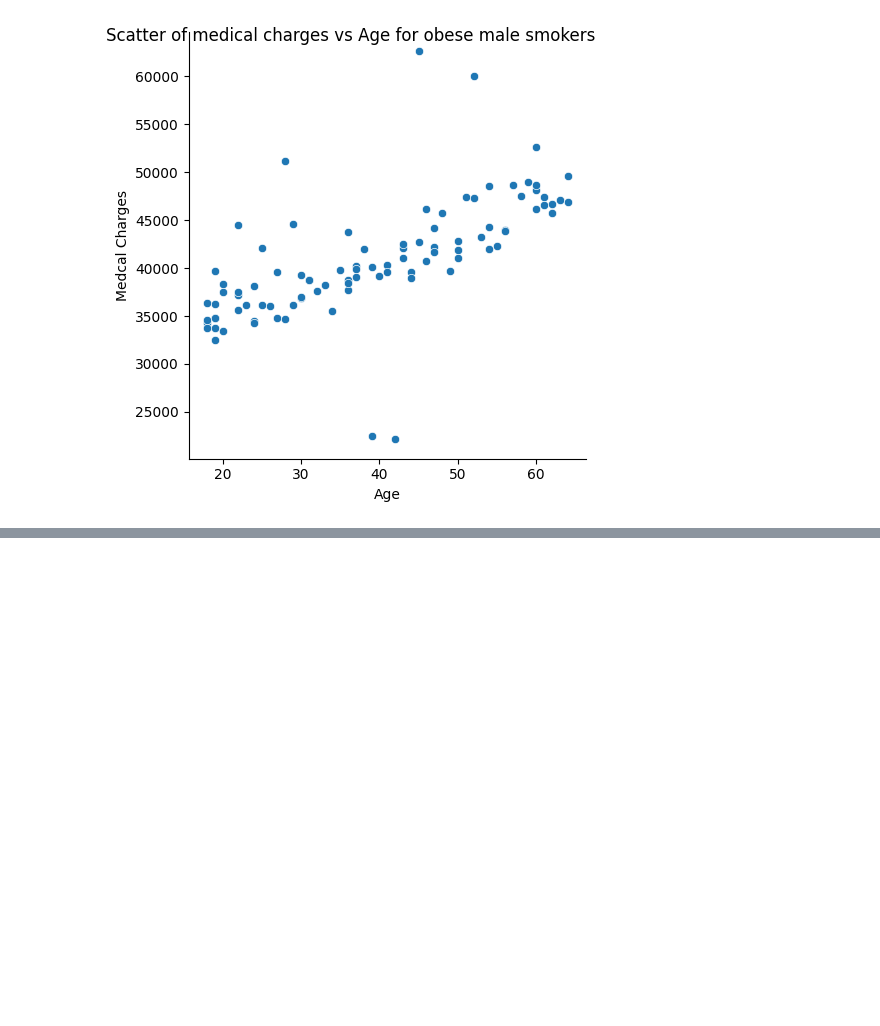
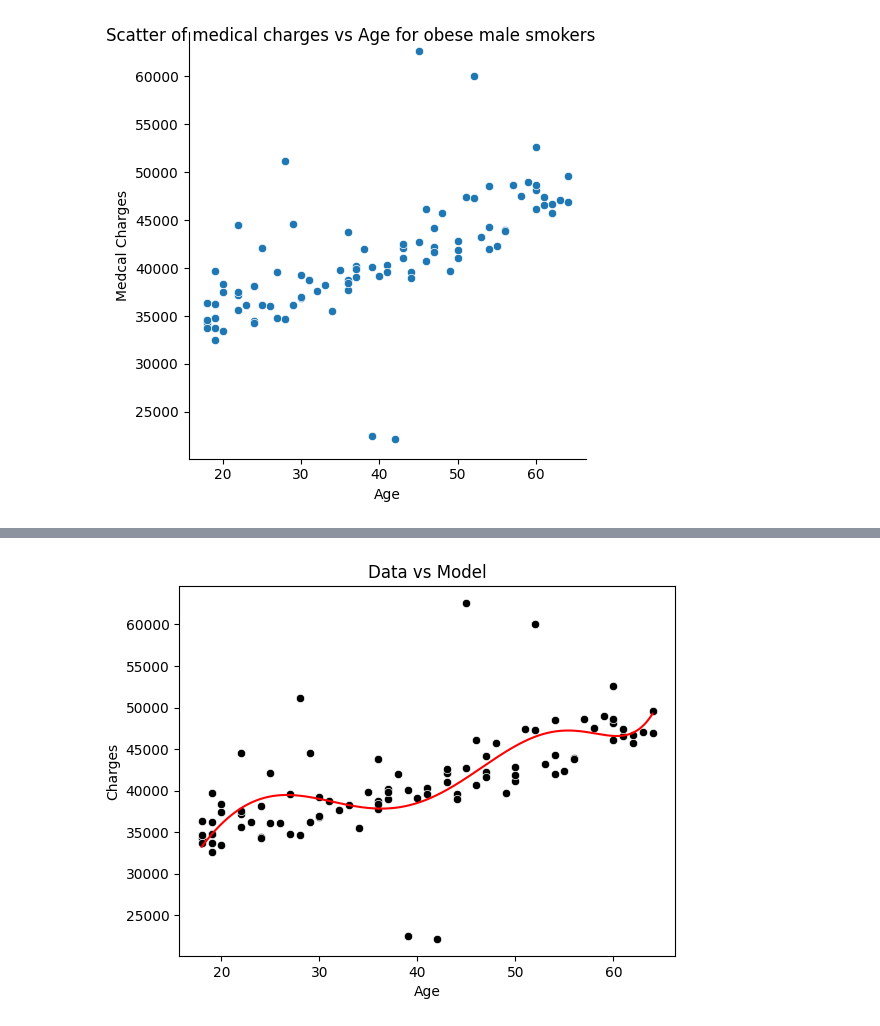
Before and after one commit to djcook28/MLExperiments, a Jupyter notebook: ML_regularization.ipynb, the cells around one changed output, grey strips where cells are left out. Drawn from its saved outputs; the diff is of its cells as text; code cells hidden in the pictures; blank space fills up the shorter version.

```diff
--- a/ML_ridge&lasso.ipynb
+++ b/ML_regularization.ipynb
@@ -136,3 +136,11 @@ print(df_plot1)
 4599  6.865508e+10  4.393238e+12
 
 [4600 rows x 7 columns]
+# %%
+# backward elimination selection
+df_regr = df_male_obese_smokers[['age', 'charges']].copy()
+for i in range (2,8):
+    xi = df_regr['age']**i
+    xi_name = 'age_degree_'+str(i)
+    df_regr.insert(loc = i, column=xi_name, value=xi)
+print(df_regr)
@@ -138,0 +218,14 @@ print(df_plot1)
+# %%
+#now we apply the model across the full grid of ages defined earlier as df_plot1 to visualize the model
+df_plot1['y_pred'] = model.predict(df_plot1)
+
+fig, ax = plt.subplots()
+sns.scatterplot(x = df_regr.age, y = df_regr.charges, color = 'black', ax=ax)
+sns.lineplot(x = df_plot1.age, y = df_plot1.y_pred, color = 'red', ax=ax)
+
+plt.title('Data vs Model')
+plt.xlabel('Age')
+plt.ylabel('Charges')
+plt.show()
+# %% [output]
+[figure, added]
```
Also changed, not shown: parts of 4 cells of this notebook.
